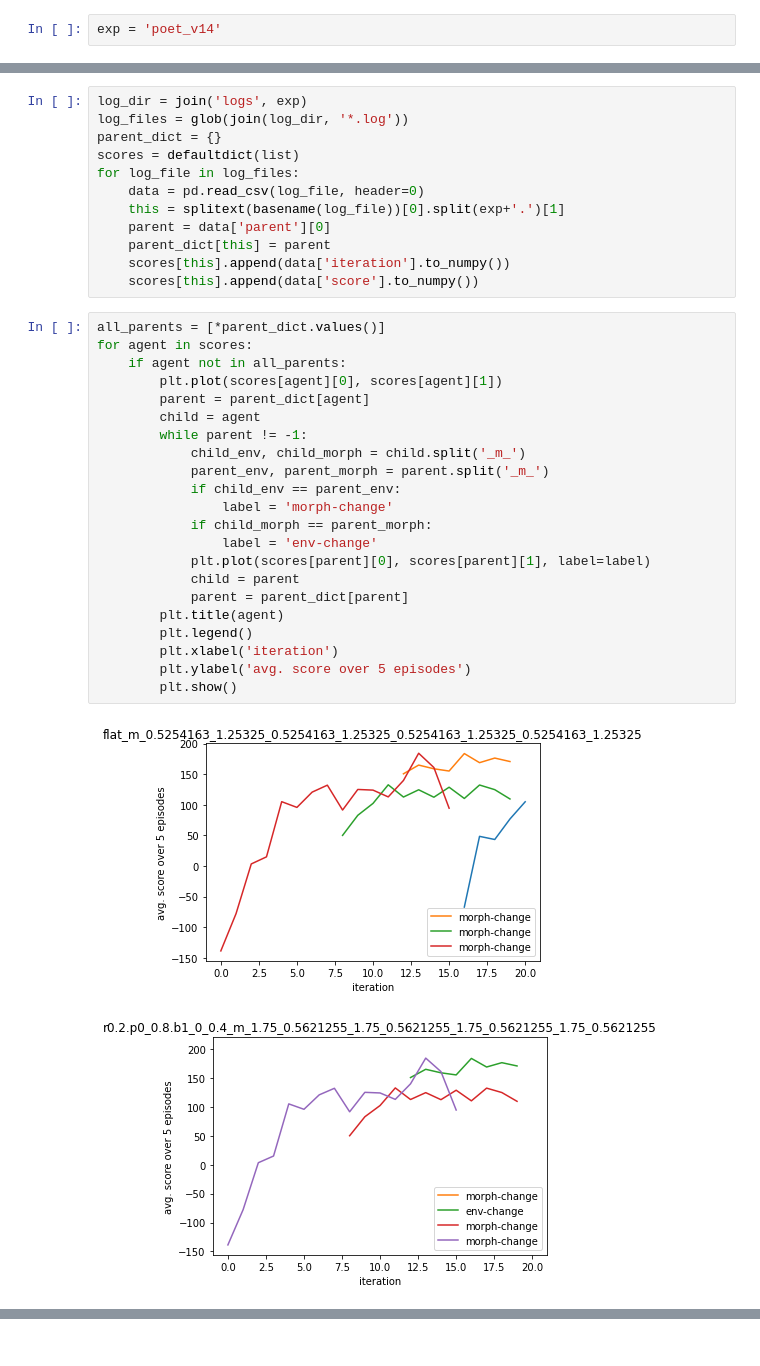
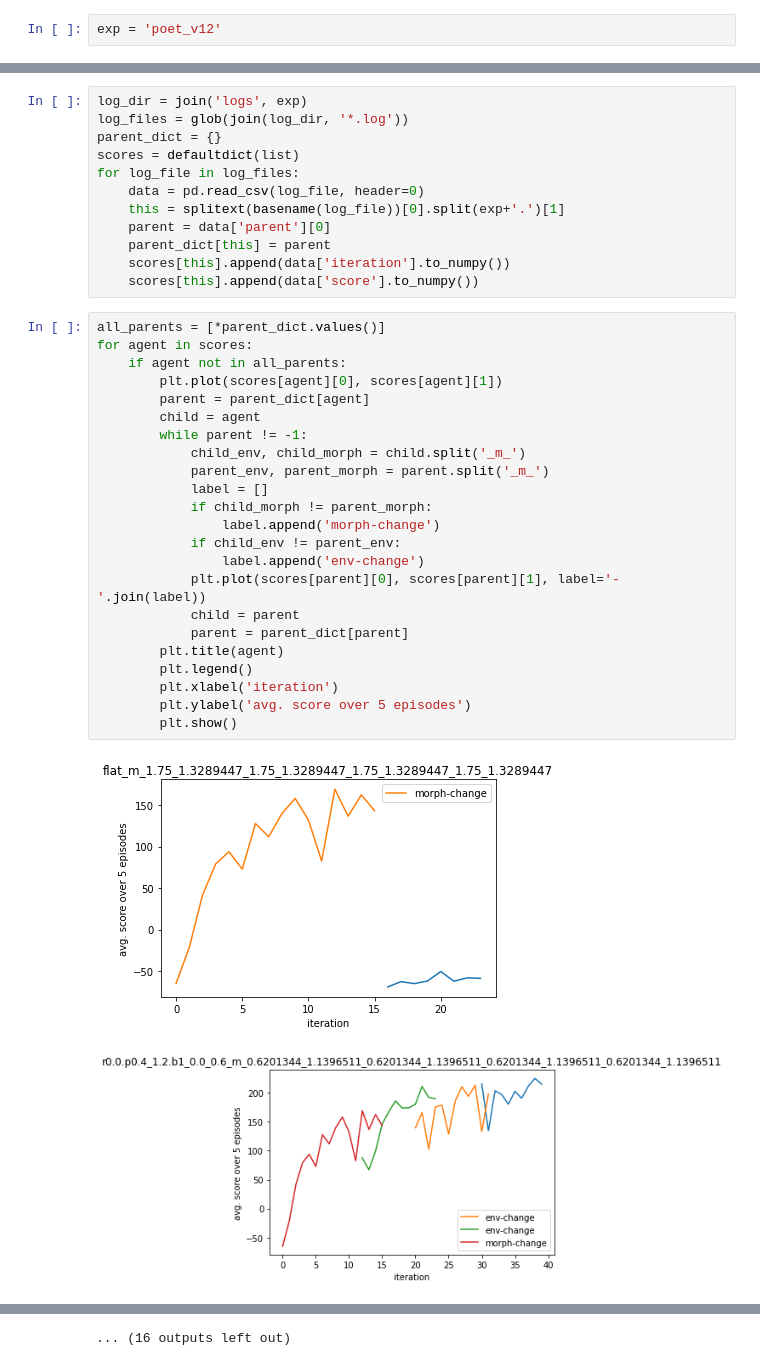
Before and after one commit to namratadeka/hierarchical-poet-derl, a Jupyter notebook: plots.ipynb, the cells around one changed output, grey strips where cells are left out. Cells and saved outputs as stored; diff of their text form.

Commit message:
update plots

```diff
--- a/plots.ipynb
+++ b/plots.ipynb
@@ -8,4 +8,4 @@ from os.path import join, basename, splitext
 # %% [output]
 Automatic pdb calling has been turned ON
 # %%
-exp = 'poet_v14'
+exp = 'poet_v12'
@@ -24,25 +26,26 @@ for log_file in log_files:
 # %%
 all_parents = [*parent_dict.values()]
 for agent in scores:
     if agent not in all_parents:
         plt.plot(scores[agent][0], scores[agent][1])
         parent = parent_dict[agent]
         child = agent
         while parent != -1:
             child_env, child_morph = child.split('_m_')
             parent_env, parent_morph = parent.split('_m_')
-            if child_env == parent_env:
-                label = 'morph-change'
-            if child_morph == parent_morph:
-                label = 'env-change'
-            plt.plot(scores[parent][0], scores[parent][1], label=label)
+            label = []
+            if child_morph != parent_morph:
+                label.append('morph-change')
+            if child_env != parent_env:
+                label.append('env-change')
+            plt.plot(scores[parent][0], scores[parent][1], label='-'.join(label))
             child = parent
             parent = parent_dict[parent]
         plt.title(agent)
         plt.legend()
         plt.xlabel('iteration')
         plt.ylabel('avg. score over 5 episodes')
         plt.show()
 # %% [output]
-[figure, old version]
+[figure, new version]
-[figure, old version]
+[figure, new version]
@@ -52,0 +62 @@ for agent in scores:
+... (16 outputs left out)
```
Also changed, not shown: parts of 2 cells of this notebook.
